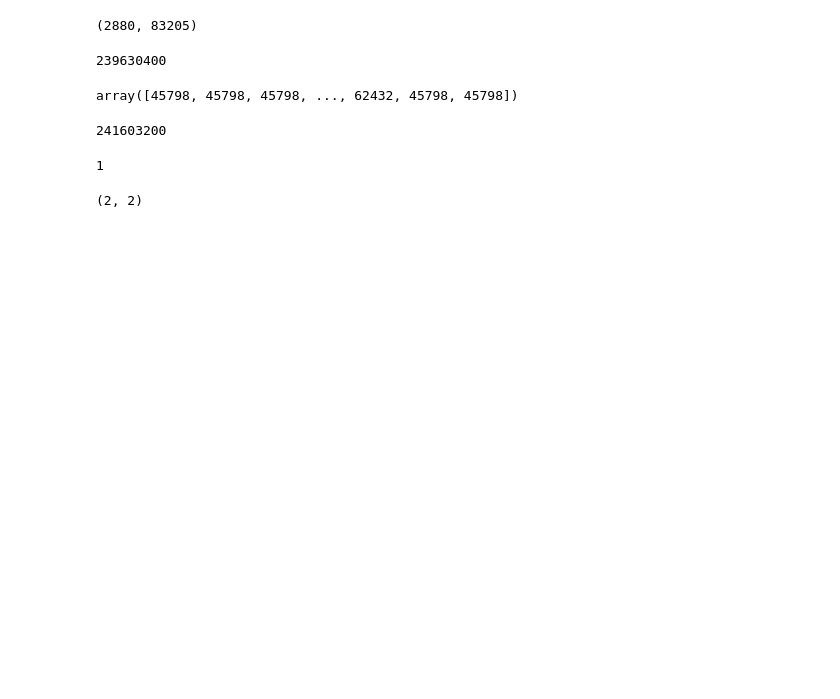
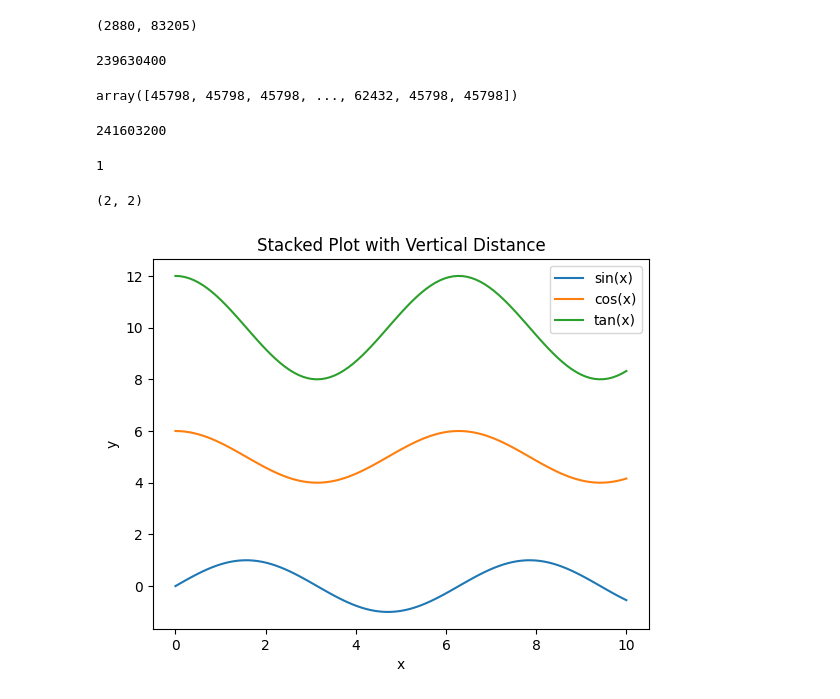
Before and after one commit to duutabib/local-gaucamole, a Jupyter notebook: notebooks/robustSigs/scratch0.ipynb, the cells around one changed output. Saved outputs shown, nothing was run; the diff lists cells and outputs as text; code cells hidden in the pictures; blank space fills up the shorter version.

```diff
--- a/notebooks/robustSigs/scratch0.ipynb
+++ b/notebooks/robustSigs/scratch0.ipynb
@@ -166,3 +195,31 @@ def draw_plot(x,
     )
 
     configure_plot(plt, plot, config_options)
+# %%
+import matplotlib.pyplot as plt
+import numpy as np
+
+# Generate some sample data
+x = np.linspace(0, 10, 100)
+y1 = np.sin(x)
+y2 = np.cos(x)
+y3 = y2 + y2
+
+# Define vertical distances between plots
+vertical_distances = [0, 5, 10]  # Adjust the distances as needed
+
+# Create stacked plots
+plt.plot(x, y1 + vertical_distances[0], label='sin(x)')
+plt.plot(x, y2 + vertical_distances[1], label='cos(x)')
+plt.plot(x, y3 + vertical_distances[2], label='tan(x)')
+
+# Add labels and legend
+plt.xlabel('x')
+plt.ylabel('y')
+plt.title('Stacked Plot with Vertical Distance')
+plt.legend()
+
+# Show plot
+plt.show()
+# %% [output]
+[figure, added]
```
Also changed, not shown: parts of 7 cells of this notebook.
